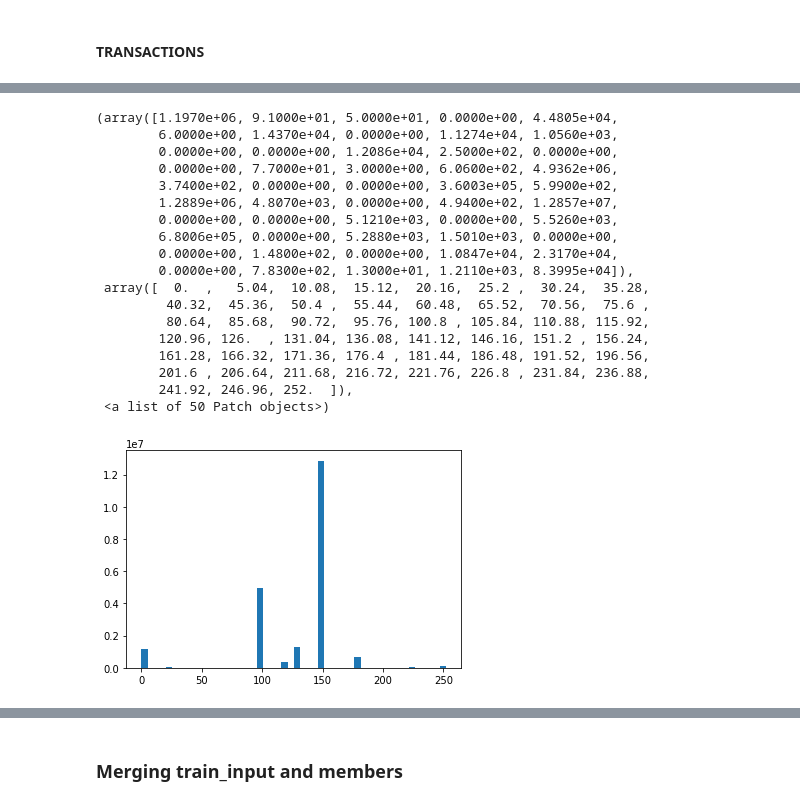
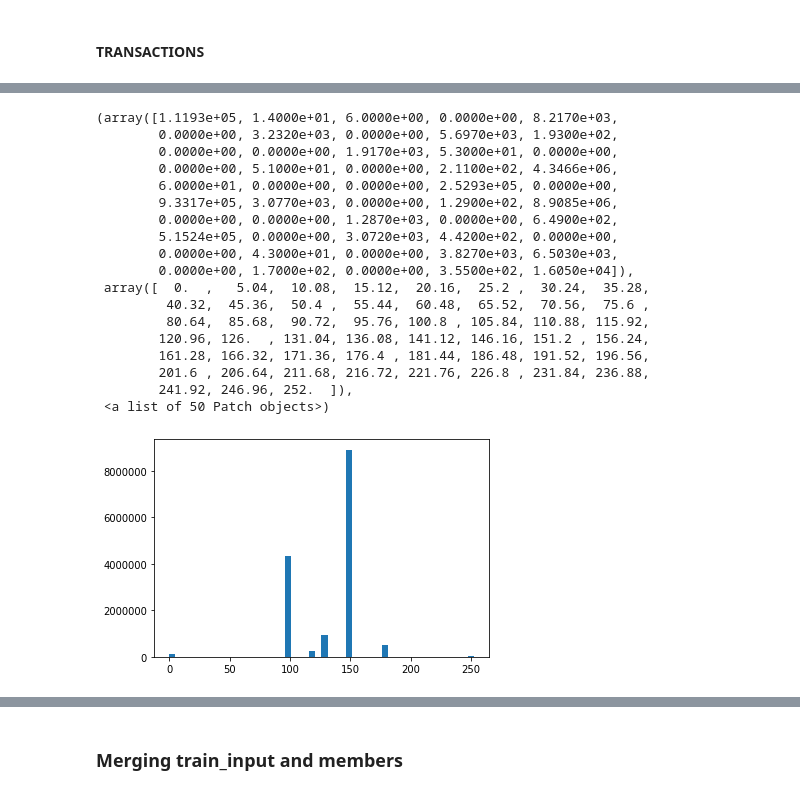
Before and after one commit to d18124313/dissertation, a Jupyter notebook: KKBox - Baseline ABT.ipynb, the cells around one changed output, grey strips where cells are left out. Saved outputs shown, nothing was run; the diff lists cells and outputs as text; code cells hidden in the pictures.

```diff
--- a/KKBox - Baseline ABT.ipynb
+++ b/KKBox - Baseline ABT.ipynb
@@ -183,3 +185,7 @@ transactions_input.head()
 | 2 | UkDFI97Qb6+s2LWcijVVv4rMAsORbVDT2... | 41 | 30 | 129 | 129 | True | ... |
 | 3 | M1C56ijxozNaGD0t2h68PnH2xtx5iO5iR... | 39 | 30 | 149 | 149 | True | ... |
 | 4 | yvj6zyBUaqdbUQSrKsrZ+xNDVM62knauS... | 39 | 30 | 149 | 149 | True | ... |
+# %%
+# Reduce the dataset down to the members in the train set only
+transactions = pd.merge(train_input['msno'], transactions_input, on='msno', how='inner')
+transactions.head()
@@ -204,27 +232,27 @@ transactions_input.describe(include='all')
 | 75% | NaN | 41.00 | 30.00 | 149.00 | 149.00 | NaN | ... |
 | max | NaN | 41.00 | 240.00 | 252.00 | 252.00 | NaN | ... |
 # %%
-plt.hist(transactions_input.actual_amount_paid, bins=50)
+plt.hist(transactions.actual_amount_paid, bins=50)
 # %% [output]
-(array([1.1970e+06, 9.1000e+01, 5.0000e+01, 0.0000e+00, 4.4805e+04,
-        6.0000e+00, 1.4370e+04, 0.0000e+00, 1.1274e+04, 1.0560e+03,
-        0.0000e+00, 0.0000e+00, 1.2086e+04, 2.5000e+02, 0.0000e+00,
-        0.0000e+00, 7.7000e+01, 3.0000e+00, 6.0600e+02, 4.9362e+06,
-        3.7400e+02, 0.0000e+00, 0.0000e+00, 3.6003e+05, 5.9900e+02,
-        1.2889e+06, 4.8070e+03, 0.0000e+00, 4.9400e+02, 1.2857e+07,
-        0.0000e+00, 0.0000e+00, 5.1210e+03, 0.0000e+00, 5.5260e+03,
-        6.8006e+05, 0.0000e+00, 5.2880e+03, 1.5010e+03, 0.0000e+00,
-        0.0000e+00, 1.4800e+02, 0.0000e+00, 1.0847e+04, 2.3170e+04,
-        0.0000e+00, 7.8300e+02, 1.3000e+01, 1.2110e+03, 8.3995e+04]),
+(array([1.1193e+05, 1.4000e+01, 6.0000e+00, 0.0000e+00, 8.2170e+03,
+        0.0000e+00, 3.2320e+03, 0.0000e+00, 5.6970e+03, 1.9300e+02,
+        0.0000e+00, 0.0000e+00, 1.9170e+03, 5.3000e+01, 0.0000e+00,
+        0.0000e+00, 5.1000e+01, 0.0000e+00, 2.1100e+02, 4.3466e+06,
+        6.0000e+01, 0.0000e+00, 0.0000e+00, 2.5293e+05, 0.0000e+00,
+        9.3317e+05, 3.0770e+03, 0.0000e+00, 1.2900e+02, 8.9085e+06,
+        0.0000e+00, 0.0000e+00, 1.2870e+03, 0.0000e+00, 6.4900e+02,
+        5.1524e+05, 0.0000e+00, 3.0720e+03, 4.4200e+02, 0.0000e+00,
+        0.0000e+00, 4.3000e+01, 0.0000e+00, 3.8270e+03, 6.5030e+03,
+        0.0000e+00, 1.7000e+02, 0.0000e+00, 3.5500e+02, 1.6050e+04]),
  array([  0.  ,   5.04,  10.08,  15.12,  20.16,  25.2 ,  30.24,  35.28,
          40.32,  45.36,  50.4 ,  55.44,  60.48,  65.52,  70.56,  75.6 ,
          80.64,  85.68,  90.72,  95.76, 100.8 , 105.84, 110.88, 115.92,
         120.96, 126.  , 131.04, 136.08, 141.12, 146.16, 151.2 , 156.24,
         161.28, 166.32, 171.36, 176.4 , 181.44, 186.48, 191.52, 196.56,
         201.6 , 206.64, 211.68, 216.72, 221.76, 226.8 , 231.84, 236.88,
         241.92, 246.96, 252.  ]),
  <a list of 50 Patch objects>)
-[figure, old version]
+[figure, new version]
 # %%
 for idx, col in enumerate(['payment_method_id','payment_plan_days','is_auto_renew','is_cancel']):
     plt.figure()
```
Also changed, not shown: parts of 67 cells of this notebook, 3 other files.
